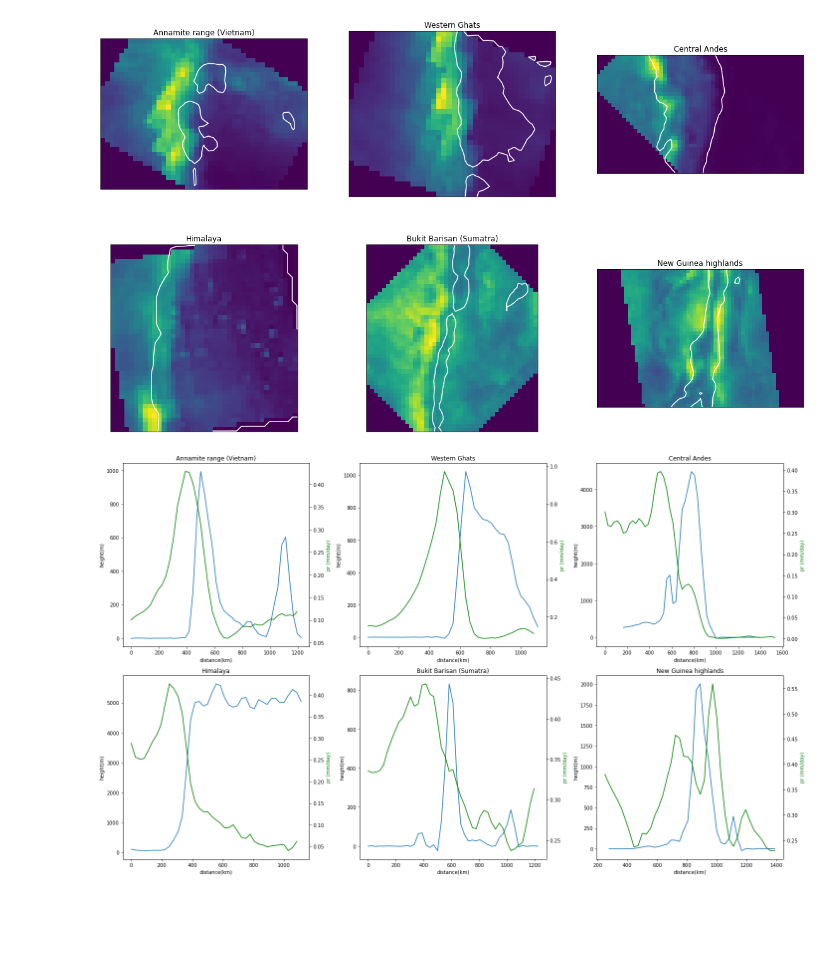
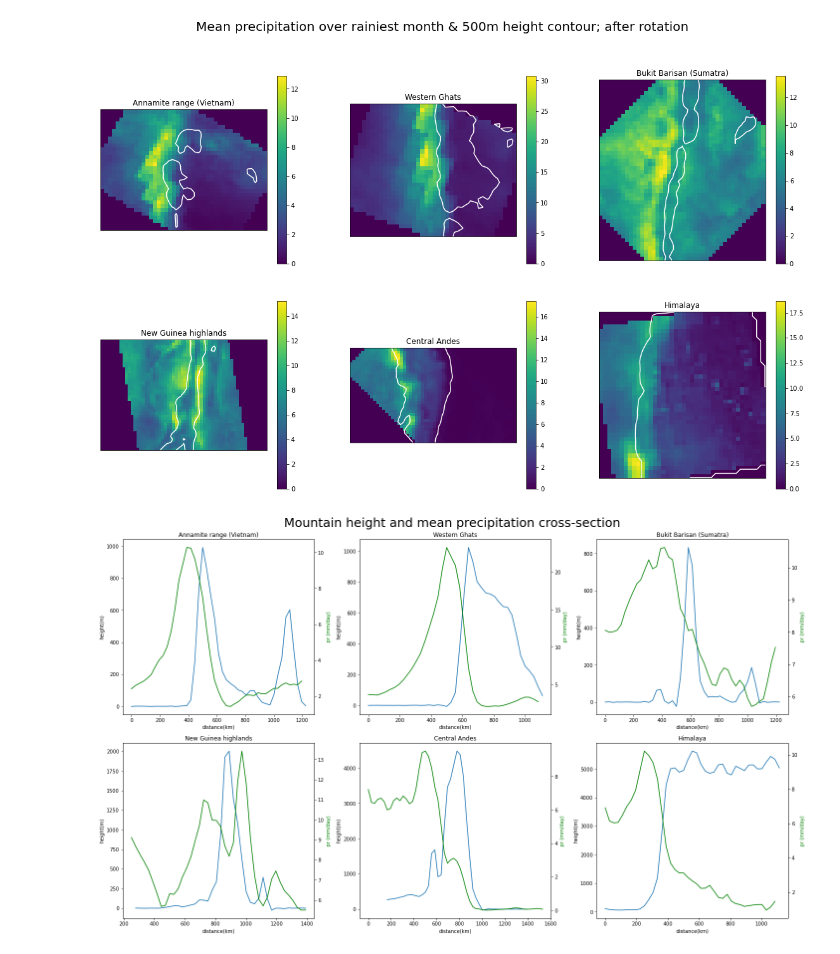
Before and after one commit to qnicolas/misc, a Jupyter notebook: precipCrossSections.ipynb, the cells around one changed output. Drawn from its saved outputs; the diff is of its cells as text; code cells hidden in the pictures; blank space fills up the shorter version.

```diff
--- a/precipCrossSections.ipynb
+++ b/precipCrossSections.ipynb
@@ -42,24 +31,25 @@ Attributes:
 
 mountains=[([102,113,10,18],"Annamite range (Vietnam)",60+180,11),
            ([70,80,9,17],"Western Ghats",70,7),
+           ([95,106,-6,6],"Bukit Barisan (Sumatra)",45,11),
+           ([135,150,-11,-1],"New Guinea highlands",10,3),
            ([360-82,360-68,-17,-9],"Central Andes",45+180,2),
-           ([80,90,25,35],"Himalaya",10,7),
-           ([95,106,-6,6],"Bukit Barisan (Sumatra)",45,11),
-           ([135,150,-11,-1],"New Guinea highlands",10,3)
+           ([80,90,25,35],"Himalaya",10,7)
           ]
 # %%
 prdata=[]
 for i,(lonlat,name,_,mnth) in enumerate(mountains):
     window=trmmpr.sel(longitude=slice(lonlat[0],lonlat[1]),latitude=slice(lonlat[2],lonlat[3])).groupby("time.month").mean("time").sel(month=mnth)
-    prdata.append(np.array(window)[::-1,:])
+    prdata.append(24*np.array(window)[::-1,:]) #24 for mm/day
 # %%
 mountaindata = []
-_,ax = plt.subplots(2,3,figsize=(20,12),subplot_kw={"projection":ccrs.PlateCarree()})
+fig,ax = plt.subplots(2,3,figsize=(20,12),subplot_kw={"projection":ccrs.PlateCarree()})
 ax = ax.reshape(-1)
 for i,(lonlat,name,_,_) in enumerate(mountains):
     ax[i].coastlines()
     window=orogm.sel(longitude=slice(lonlat[0],lonlat[1]),latitude=slice(lonlat[3],lonlat[2]))
     mountaindata.append(np.array(window))
-    window.plot(ax=ax[i],transform=ccrs.PlateCarree(),cmap=plt.cm.viridis,levels=np.linspace(0,window.max()))
+    window.plot(ax=ax[i],transform=ccrs.PlateCarree(),cmap=plt.cm.Oranges,levels=np.linspace(0,window.max()))
     ax[i].set_title(name)
+fig.suptitle("Surface elevation",fontsize=20);None
 # %% [output]
@@ -67,16 +57,16 @@ for i,(lonlat,name,_,_) in enumerate(mountains):
 # %%
-_,ax = plt.subplots(2,3,figsize=(20,12),subplot_kw={"projection":ccrs.PlateCarree()})
+fig,ax = plt.subplots(2,3,figsize=(20,12),subplot_kw={"projection":ccrs.PlateCarree()})
 ax = ax.reshape(-1)
 for i,(lonlat,name,angle,_) in enumerate(mountains):
     orogwindow = mountaindata[i]
     window = prdata[i]
     ax[i].set_title(name)
-    #ax[i].pcolormesh(window[::-1],cmap=plt.cm.viridis)#,levels=np.linspace(0,window.max()))
-
-    ax[i].pcolormesh(rotate(window[::-1],90-angle,reshape=False),cmap=plt.cm.viridis)#,levels=np.linspace(0,window.max()))
+    im=ax[i].pcolormesh(rotate(window[::-1],90-angle,reshape=False),cmap=plt.cm.viridis)#,levels=np.linspace(0,window.max()))
+    fig.colorbar(im, ax=ax[i])
     ax[i].contour(rotate(orogwindow[::-1],90-angle,reshape=False),**{'levels':[500],'colors':['w']})
+fig.suptitle("Mean precipitation over rainiest month & 500m height contour; after rotation",fontsize=20);None
 # %% [output]
-[figure, old version]
+[figure, new version]
 # %%
 km_per_degreelat = 6370*np.pi/180
 fig,ax = plt.subplots(2,3,figsize=(20,12))
@@ -99,9 +89,10 @@ for i,(lonlat,name,angle,_) in enumerate(mountains):
     #ax2.plot(np.arange(0,10000,0.25*km_per_degreelat)[:m],window_rot[n//2,:],'k')
     ax2.plot(np.arange(0,10000,0.25*km_per_degreelat)[:m],np.nanmean(window_rot[n//4:3*n//4,:],axis=0),'g')
 
+fig.suptitle("Mountain height and mean precipitation cross-section",fontsize=25)
 fig.tight_layout()
 # %% [output]
-[figure, old version]
+[figure, new version]
 # %%
 km_per_degreelat = 6370*np.pi/180
 fig,ax = plt.subplots(2,3,figsize=(20,12))
```
Also changed, not shown: parts of 4 cells of this notebook.
